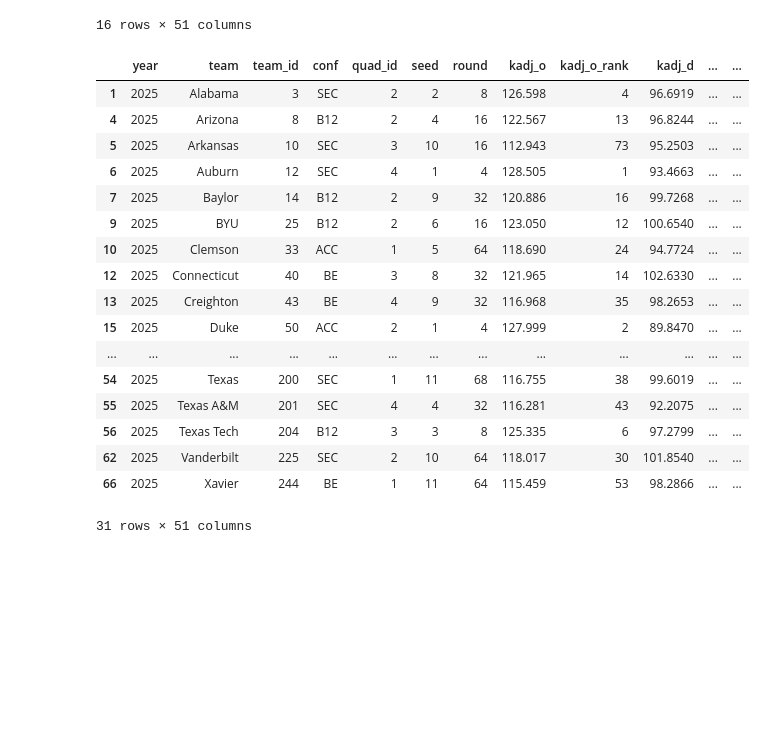
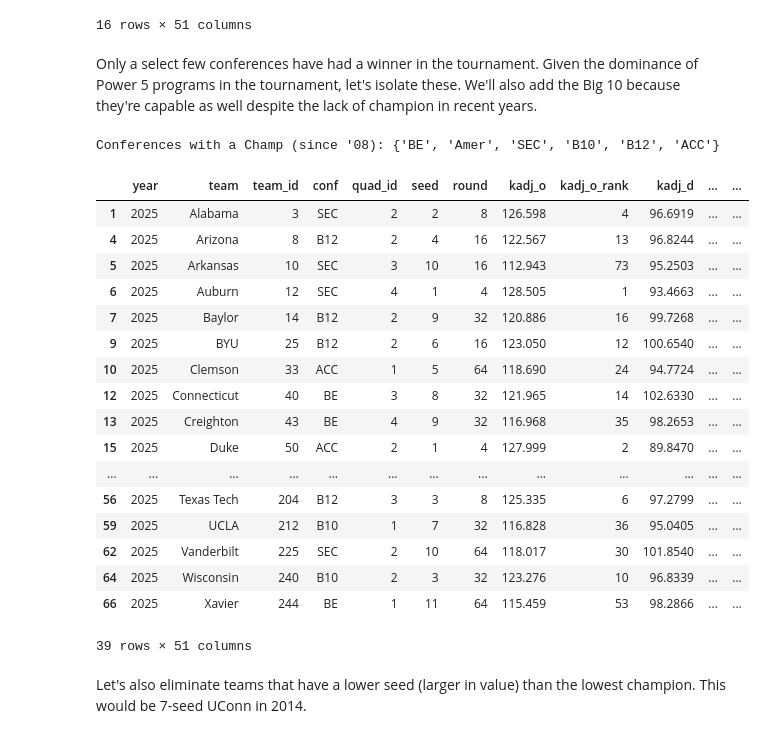
Before and after one commit to baywigg/DS3001Group, a Jupyter notebook: results.ipynb, the cells around one changed output. Drawn from its saved outputs; the diff is of its cells as text; code cells hidden in the pictures; blank space fills up the shorter version.

Commit message:
Finished filtering

```diff
--- a/results.ipynb
+++ b/results.ipynb
@@ -59,27 +62,34 @@ previous_winners
 | 1052 | 2009 | North Carolina | 135 | ACC | 1 | 1 | 1 | 122.645 | 1 | 94.0872 | ... | ... |
 | 1104 | 2008 | Kansas | 86 | B12 | 3 | 1 | 1 | 121.433 | 1 | 87.4681 | ... | ... |
 16 rows × 51 columns
+# %% [markdown]
+Only a select few conferences have had a winner in the tournament. Given the dominance of Power 5 programs in the tournament, let's isolate these. We'll also add the Big 10 because they're capable as well despite the lack of champion in recent years.
 # %%
-conf_values = set(previous_winners['conf'])
+# filter by conferences
+conf_values = set(previous_winners['conf']) | {'B10'}
+print("Conferences with a Champ (since '08):", conf_values)
 df_2025 = df_2025[df_2025['conf'].isin(conf_values)]
 df_2025
 # %% [output]
+Conferences with a Champ (since '08): {'BE', 'Amer', 'SEC', 'B10', 'B12', 'ACC'}
 |  | year | team | team_id | conf | quad_id | seed | round | kadj_o | kadj_o_rank | kadj_d | ... | ... |
 | 1 | 2025 | Alabama | 3 | SEC | 2 | 2 | 8 | 126.598 | 4 | 96.6919 | ... | ... |
 | 4 | 2025 | Arizona | 8 | B12 | 2 | 4 | 16 | 122.567 | 13 | 96.8244 | ... | ... |
 | 5 | 2025 | Arkansas | 10 | SEC | 3 | 10 | 16 | 112.943 | 73 | 95.2503 | ... | ... |
 | 6 | 2025 | Auburn | 12 | SEC | 4 | 1 | 4 | 128.505 | 1 | 93.4663 | ... | ... |
 | 7 | 2025 | Baylor | 14 | B12 | 2 | 9 | 32 | 120.886 | 16 | 99.7268 | ... | ... |
 | 9 | 2025 | BYU | 25 | B12 | 2 | 6 | 16 | 123.050 | 12 | 100.6540 | ... | ... |
 | 10 | 2025 | Clemson | 33 | ACC | 1 | 5 | 64 | 118.690 | 24 | 94.7724 | ... | ... |
 | 12 | 2025 | Connecticut | 40 | BE | 3 | 8 | 32 | 121.965 | 14 | 102.6330 | ... | ... |
 | 13 | 2025 | Creighton | 43 | BE | 4 | 9 | 32 | 116.968 | 35 | 98.2653 | ... | ... |
 | 15 | 2025 | Duke | 50 | ACC | 2 | 1 | 4 | 127.999 | 2 | 89.8470 | ... | ... |
 | ... | ... | ... | ... | ... | ... | ... | ... | ... | ... | ... | ... | ... |
-| 54 | 2025 | Texas | 200 | SEC | 1 | 11 | 68 | 116.755 | 38 | 99.6019 | ... | ... |
-| 55 | 2025 | Texas A&M | 201 | SEC | 4 | 4 | 32 | 116.281 | 43 | 92.2075 | ... | ... |
 | 56 | 2025 | Texas Tech | 204 | B12 | 3 | 3 | 8 | 125.335 | 6 | 97.2799 | ... | ... |
+| 59 | 2025 | UCLA | 212 | B10 | 1 | 7 | 32 | 116.828 | 36 | 95.0405 | ... | ... |
 | 62 | 2025 | Vanderbilt | 225 | SEC | 2 | 10 | 64 | 118.017 | 30 | 101.8540 | ... | ... |
+| 64 | 2025 | Wisconsin | 240 | B10 | 2 | 3 | 32 | 123.276 | 10 | 96.8339 | ... | ... |
 | 66 | 2025 | Xavier | 244 | BE | 1 | 11 | 64 | 115.459 | 53 | 98.2866 | ... | ... |
-31 rows × 51 columns
+39 rows × 51 columns
+# %% [markdown]
+Let's also eliminate teams that have a lower seed (larger in value) than the lowest champion. This would be 7-seed UConn in 2014.
 # %%
```
Also changed, not shown: parts of 16 cells of this notebook.
